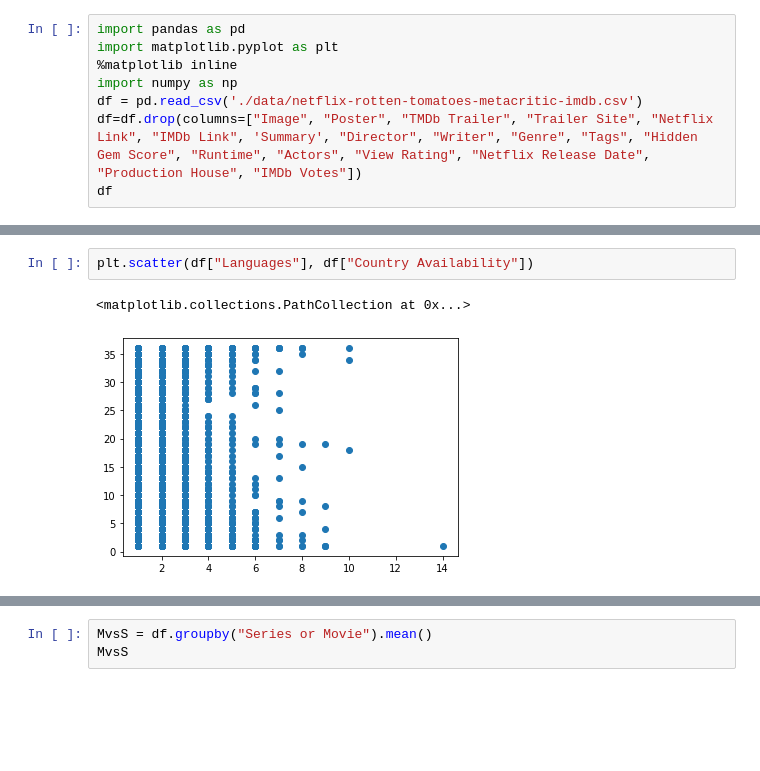
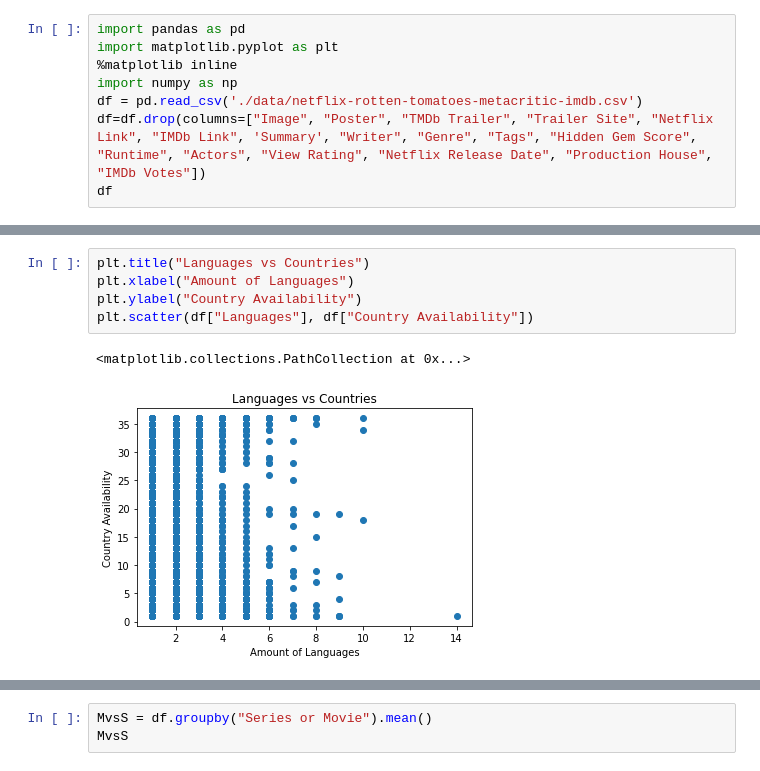
Before and after one commit to DJH961/NetflixProject, a Jupyter notebook: notebook.ipynb, the cells around one changed output, grey strips where cells are left out. Saved outputs shown, nothing was run; the diff lists cells and outputs as text; blank space fills up the shorter version.

```diff
--- a/notebook.ipynb
+++ b/notebook.ipynb
@@ -4,6 +4,6 @@ import matplotlib.pyplot as plt
 %matplotlib inline
 import numpy as np
 df = pd.read_csv('./data/netflix-rotten-tomatoes-metacritic-imdb.csv')
-df=df.drop(columns=["Image", "Poster", "TMDb Trailer", "Trailer Site", "Netflix Link", "IMDb Link", 'Summary', "Director", "Writer", "Genre", "Tags", "Hidden Gem Score", "Runtime", "Actors", "View Rating", "Netflix Release Date", "Production House", "IMDb Votes"])
+df=df.drop(columns=["Image", "Poster", "TMDb Trailer", "Trailer Site", "Netflix Link", "IMDb Link", 'Summary', "Writer", "Genre", "Tags", "Hidden Gem Score", "Runtime", "Actors", "View Rating", "Netflix Release Date", "Production House", "IMDb Votes"])
 df
 # %% [output]
@@ -63,5 +88,8 @@ df
 # %%
+plt.title("Languages vs Countries")
+plt.xlabel("Amount of Languages")
+plt.ylabel("Country Availability")
 plt.scatter(df["Languages"], df["Country Availability"])
 # %% [output]
 <matplotlib.collections.PathCollection at 0x...>
-[figure, old version]
+[figure, new version]
```
Also changed, not shown: parts of 17 cells of this notebook.
